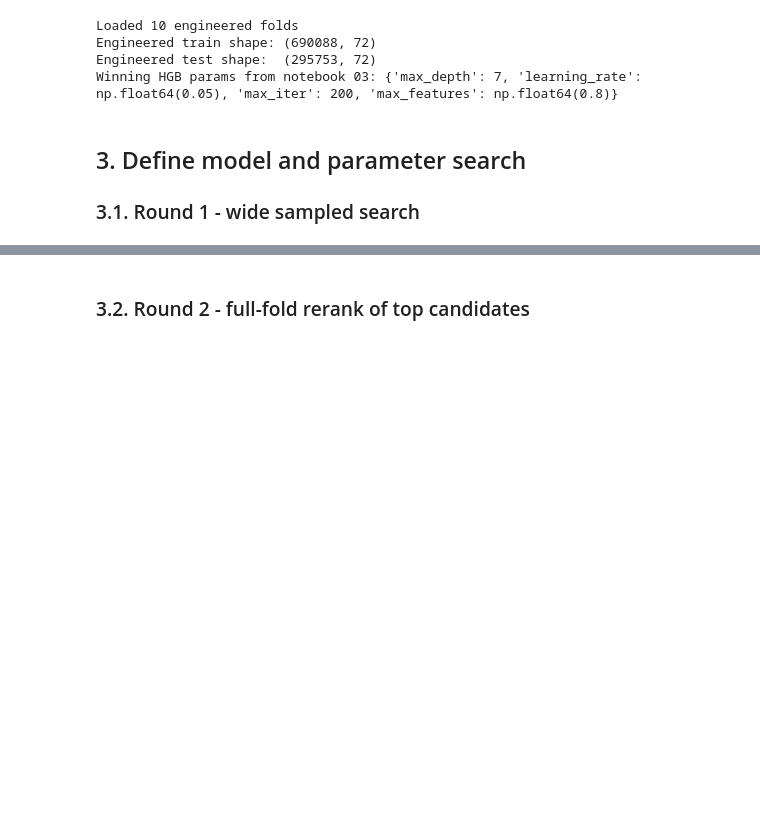
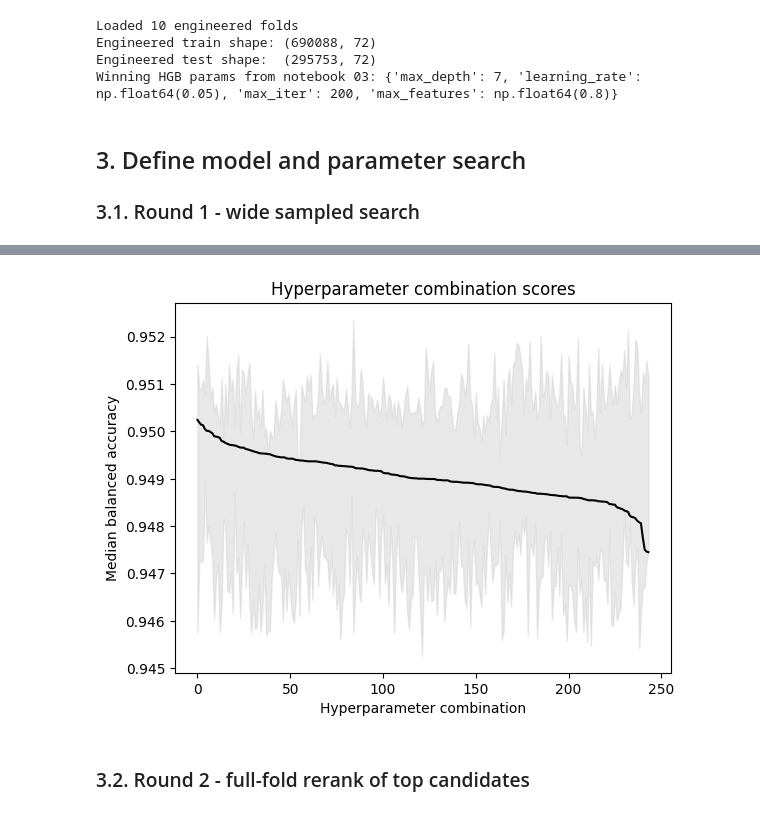
Before and after one commit to gperdrizet/student-health-risk, a Jupyter notebook: notebooks/06-gradient-boosting-baseline.ipynb, the cells around one changed output, grey strips where cells are left out. Drawn from its saved outputs; the diff is of its cells as text; code cells hidden in the pictures; blank space fills up the shorter version.

```diff
--- a/notebooks/06-gradient-boosting-baseline.ipynb
+++ b/notebooks/06-gradient-boosting-baseline.ipynb
@@ -257,3 +279,21 @@ Wall time: 29min 59s
+# %%
+# Plot candidate rank (x-axis) versus median CV score with 95% fold interval.
+median_scores_df = build_score_interval_frame(stage1_rows)
+
+plt.title('Hyperparameter combination scores')
+plt.plot(list(range(len(median_scores_df))), median_scores_df['median_score'], color='black')
+plt.fill_between(
+    list(range(len(median_scores_df))),
+    median_scores_df['95% CI lower'],
+    median_scores_df['95% CI upper'],
+    color='lightgray',
+    alpha=0.5
+)
+plt.xlabel('Hyperparameter combination')
+plt.ylabel('Median balanced accuracy')
+plt.show()
+# %% [output]
+[figure, added]
 # %% [markdown]
 ### 3.2. Round 2 - full-fold rerank of top candidates
 # %%
```
Also changed, not shown: parts of 9 cells of this notebook, 3 other files.
